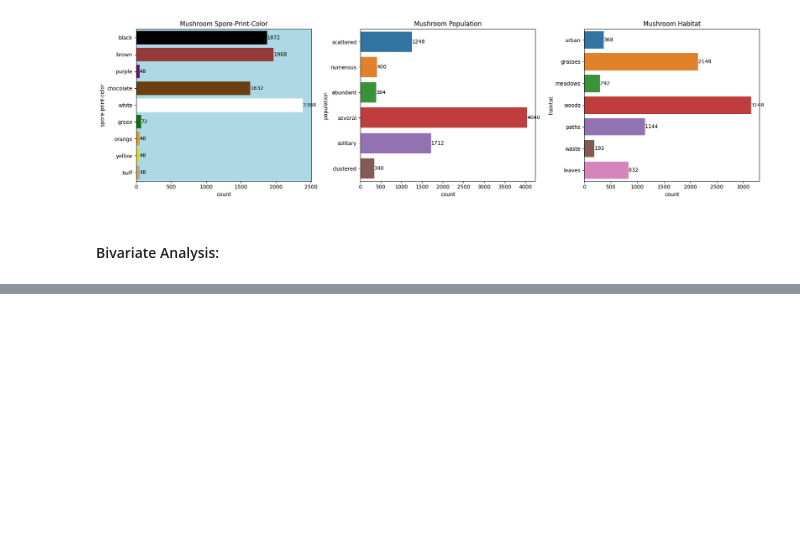
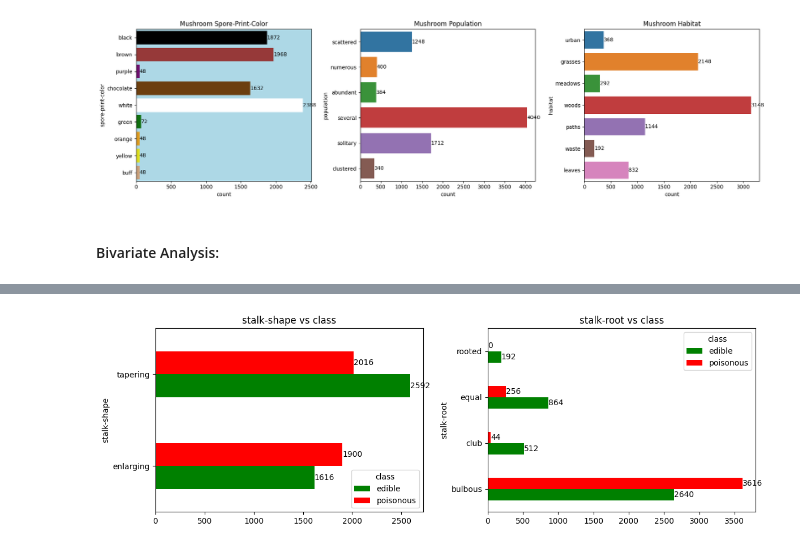
Before and after one commit to Akshay-Paunikar/iNeuron_Mushroom_Classification, a Jupyter notebook: mushroom/notebook/mushroom_EDA.ipynb, the cells around one changed output, grey strips where cells are left out. Cells and saved outputs as stored; diff of their text form; code cells hidden in the pictures; blank space fills up the shorter version.

```diff
--- a/mushroom/notebook/mushroom_EDA.ipynb
+++ b/mushroom/notebook/mushroom_EDA.ipynb
@@ -629,0 +863,5 @@ plt.show()
+# %%
+# stalk-root vs class
+StalkRootClass = mushroom.groupby(['class','stalk-root']).size().reset_index().pivot(
+    columns='class',index='stalk-root',values=0).rename(columns={0:"counts"})
+StalkRootClass
@@ -629,0 +875,25 @@ plt.show()
+# %%
+plt.figure(figsize=(12,4))
+
+# stalk-shape vs class
+
+ax1 = plt.subplot2grid((1,2),(0,0))
+
+StalkShapeClass.plot(kind='barh',stacked=False,ax=ax1, color=['green','red'])
+for i in ax1.containers:
+    ax1.bar_label(i)
+plt.title("stalk-shape vs class")
+
+# stalk-root vs class
+
+ax2 = plt.subplot2grid((1,2),(0,1))
+
+StalkRootClass.plot(kind='barh',stacked=False,ax=ax2, color=['green','red'])
+for i in ax2.containers:
+    ax2.bar_label(i)
+plt.title("stalk-root vs class")
+
+plt.tight_layout()
+plt.show()
+# %% [output]
+[figure, added]
```
Also changed, not shown: parts of 24 cells of this notebook.
